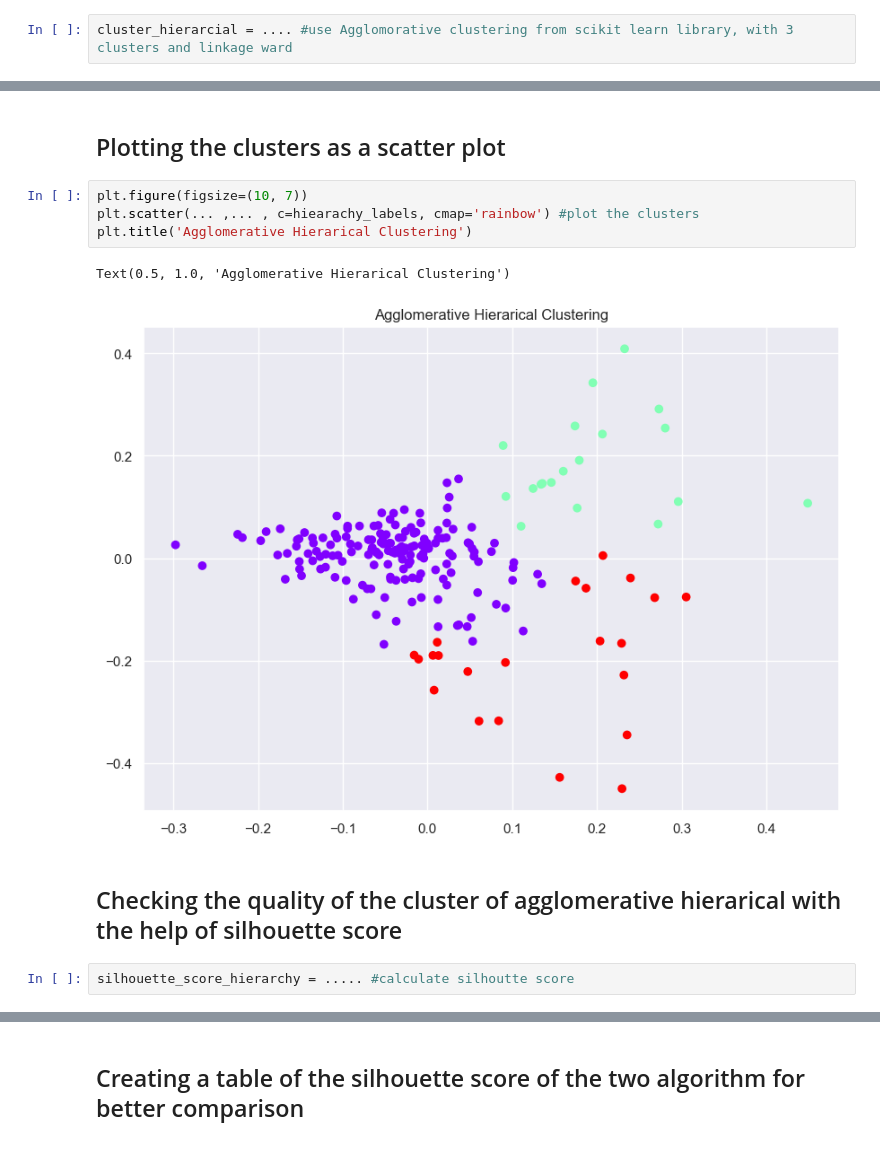
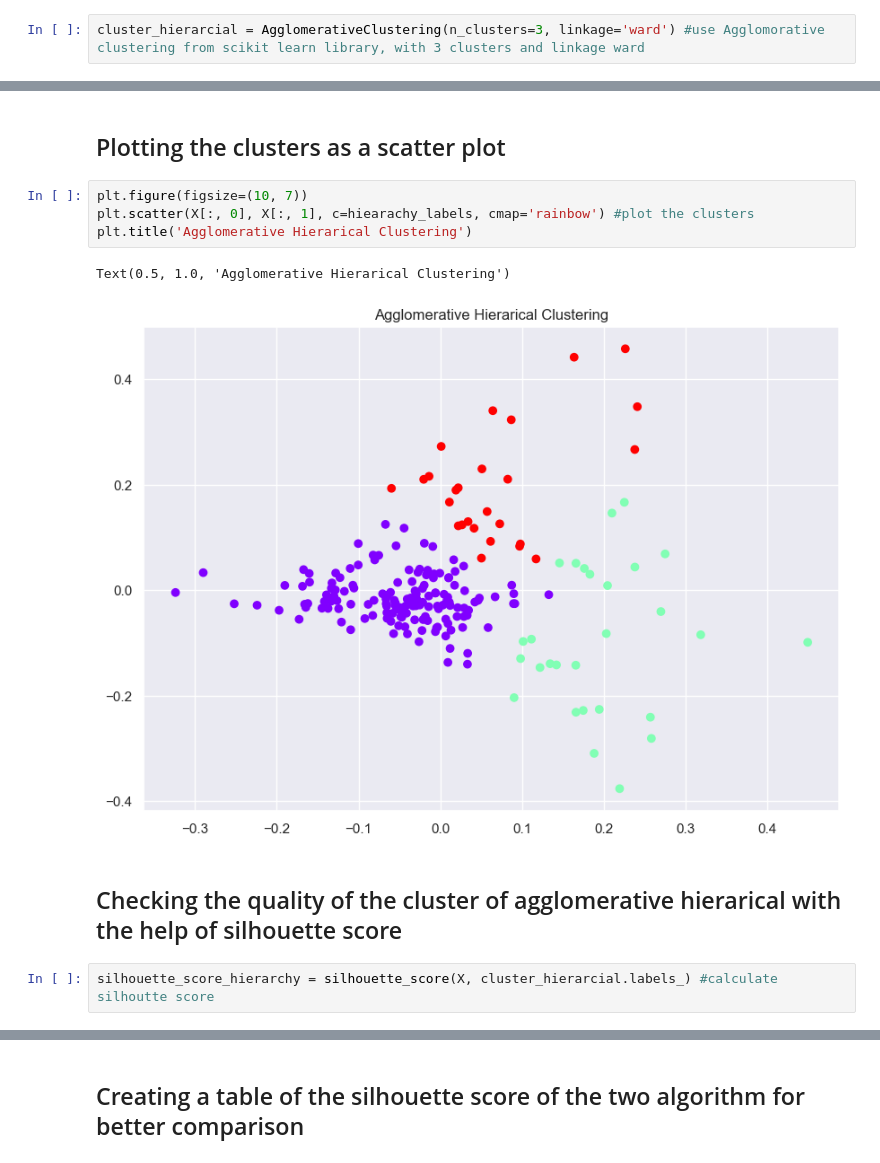
Before and after one commit to GhadeerZahwe/News-Clustering-Using-KMeans, a Jupyter notebook: news_clustering_unsupervised_ml.ipynb, the cells around one changed output, grey strips where cells are left out. Cells and saved outputs as stored; diff of their text form.

```diff
--- a/news_clustering_unsupervised_ml.ipynb
+++ b/news_clustering_unsupervised_ml.ipynb
@@ -399,7 +403,7 @@ dend = shc.dendrogram(shc.linkage(X, method='ward'))
 # %% [markdown]
 ## Training the model with the optimal number of clusters found from the dendogram
 # %%
-cluster_hierarcial = .... #use Agglomorative clustering from scikit learn library, with 3 clusters and linkage ward
+cluster_hierarcial = AgglomerativeClustering(n_clusters=3, linkage='ward') #use Agglomorative clustering from scikit learn library, with 3 clusters and linkage ward
 # %%
 cluster_hierarcial.fit_predict(X)
 # %% [output]
@@ -419,15 +423,15 @@ hiearachy_labels = cluster_hierarcial.labels_
 ## Plotting the clusters as a scatter plot
 # %%
 plt.figure(figsize=(10, 7))
-plt.scatter(... ,... , c=hiearachy_labels, cmap='rainbow') #plot the clusters
+plt.scatter(X[:, 0], X[:, 1], c=hiearachy_labels, cmap='rainbow') #plot the clusters
 plt.title('Agglomerative Hierarical Clustering')
 # %% [output]
 Text(0.5, 1.0, 'Agglomerative Hierarical Clustering')
-[figure, old version]
+[figure, new version]
 # %% [markdown]
 ## Checking the quality of the cluster of agglomerative hierarical with the help of silhouette score
 # %%
-silhouette_score_hierarchy = ..... #calculate silhoutte score
+silhouette_score_hierarchy = silhouette_score(X, cluster_hierarcial.labels_) #calculate silhoutte score
 # %%
 silhouette_score_hierarchy
 # %% [output]
```
Also changed, not shown: parts of 10 cells of this notebook.
